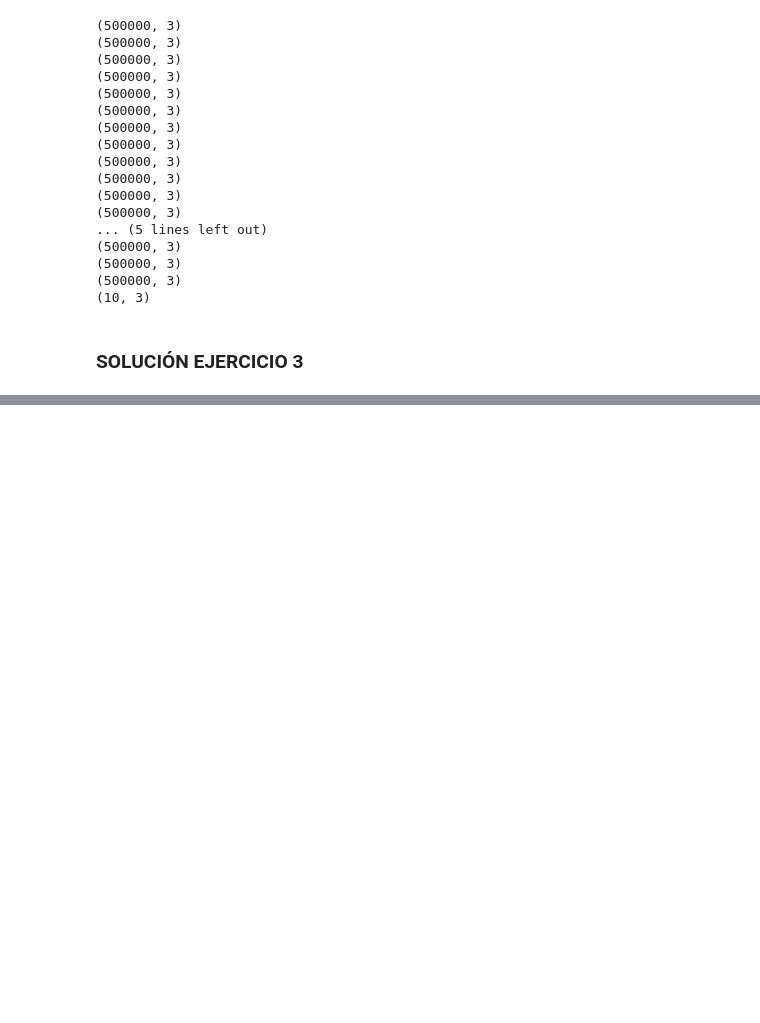
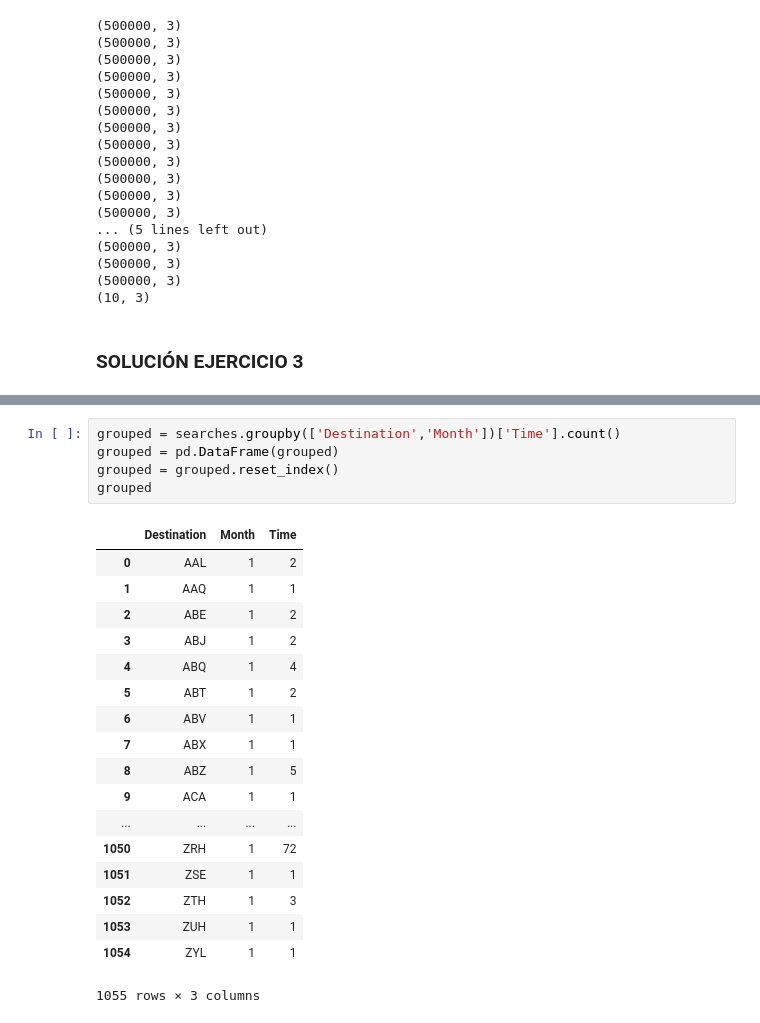
Before and after one commit to jesusparedes/DataScienceChallenge, a Jupyter notebook: SOLUCION_CHALLENGE.ipynb, the cells around one changed output, grey strips where cells are left out. Saved outputs shown, nothing was run; the diff lists cells and outputs as text; blank space fills up the shorter version.

```diff
--- a/SOLUCION_CHALLENGE.ipynb
+++ b/SOLUCION_CHALLENGE.ipynb
@@ -372,0 +378,24 @@ searches.groupby(['Country','Destination']).count()
+# %%
+grouped = searches.groupby(['Destination','Month'])['Time'].count()
+grouped = pd.DataFrame(grouped)
+grouped = grouped.reset_index()
+grouped
+# %% [output]
+|  | Destination | Month | Time |
+| 0 | AAL | 1 | 2 |
+| 1 | AAQ | 1 | 1 |
+| 2 | ABE | 1 | 2 |
+| 3 | ABJ | 1 | 2 |
+| 4 | ABQ | 1 | 4 |
+| 5 | ABT | 1 | 2 |
+| 6 | ABV | 1 | 1 |
+| 7 | ABX | 1 | 1 |
+| 8 | ABZ | 1 | 5 |
+| 9 | ACA | 1 | 1 |
+| ... | ... | ... | ... |
+| 1050 | ZRH | 1 | 72 |
+| 1051 | ZSE | 1 | 1 |
+| 1052 | ZTH | 1 | 3 |
+| 1053 | ZUH | 1 | 1 |
+| 1054 | ZYL | 1 | 1 |
+1055 rows × 3 columns
```
Also changed, not shown: parts of 10 cells of this notebook.
